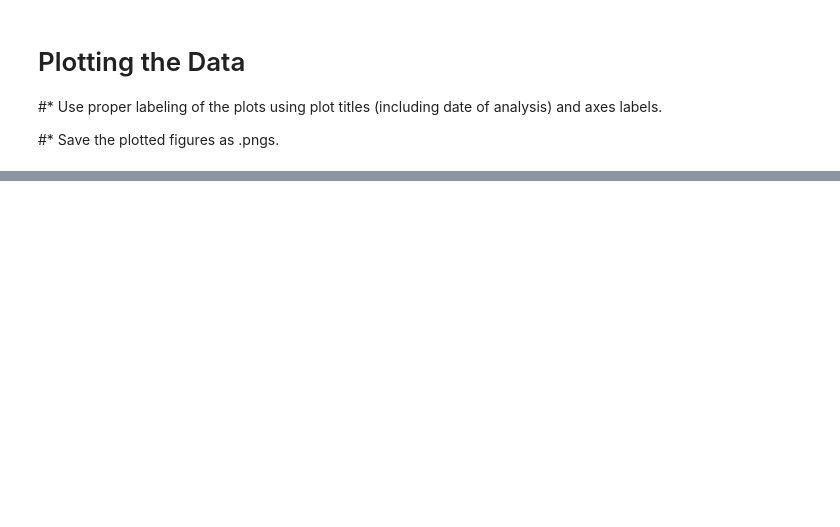
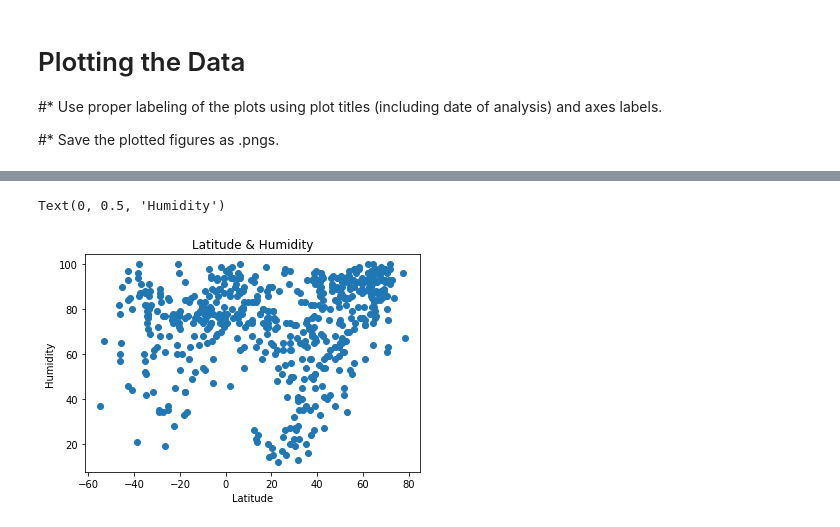
Before and after one commit to JStovall1/python-api-challenge, a Jupyter notebook: Weather-VacaPY/WeatherPY.ipynb, the cells around one changed output, grey strips where cells are left out. Drawn from its saved outputs; the diff is of its cells as text; code cells hidden in the pictures; blank space fills up the shorter version.

```diff
--- a/Weather-VacaPY/WeatherPY.ipynb
+++ b/Weather-VacaPY/WeatherPY.ipynb
@@ -137,2 +178,9 @@ plt.scatter(df['Latitude'], df["Temperature"])
 # %%
 #Latitude/Humidity
+plt.scatter(city_data_df['Latitude'], city_data_df["Humidity"])
+plt.title("Latitude & Humidity")
+plt.xlabel("Latitude")
+plt.ylabel("Humidity")
+# %% [output]
+Text(0, 0.5, 'Humidity')
+[figure, added]
```
Also changed, not shown: parts of 26 cells of this notebook, 14 other files.
